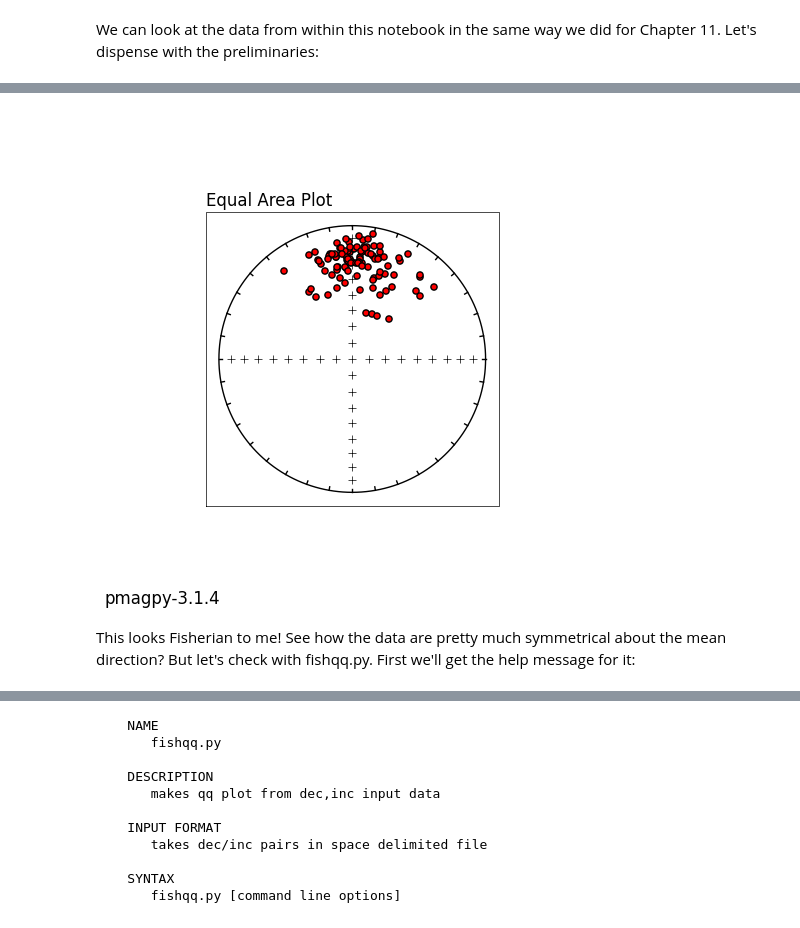
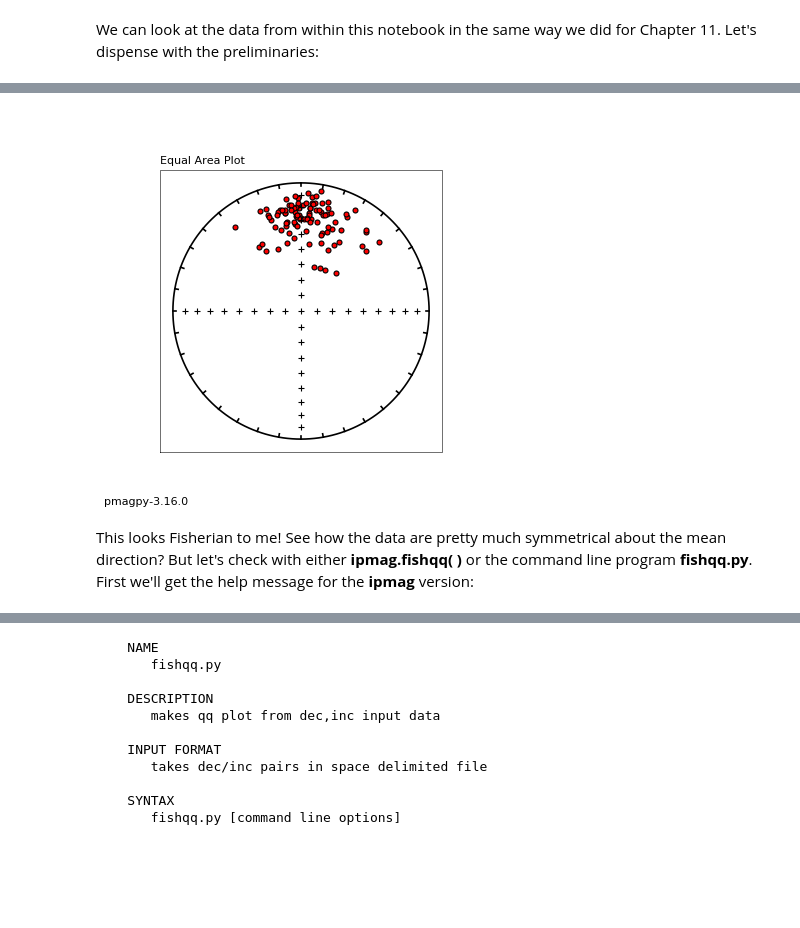
Before and after one commit to ltauxe/Essentials_Notebooks, a Jupyter notebook: Chapter_12/essentials_ch_12.ipynb, the cells around one changed output, grey strips where cells are left out. Drawn from its saved outputs; the diff is of its cells as text; code cells hidden in the pictures; blank space fills up the shorter version.

```diff
--- a/Chapter_12/essentials_ch_12.ipynb
+++ b/Chapter_12/essentials_ch_12.ipynb
@@ -19,6 +33,6 @@ and get to it:
 # %%
-Image(filename='Chapter_12-ps12-1a.di.png')
+Image(filename='ps12-1a_eq.png')
 # %% [output]
-[figure, old version]
+[figure, new version]
 # %% [markdown]
-This looks Fisherian to me!  See how the data are pretty much symmetrical about the mean direction?  But let's check with fishqq.py.  First we'll get the help message for it:
+This looks Fisherian to me!  See how the data are pretty much symmetrical about the mean direction?  But let's check with either **ipmag.fishqq( )** or the command line program **fishqq.py**.  First we'll get the help message for the **ipmag** version:
```
Also changed, not shown: parts of 74 cells of this notebook.
